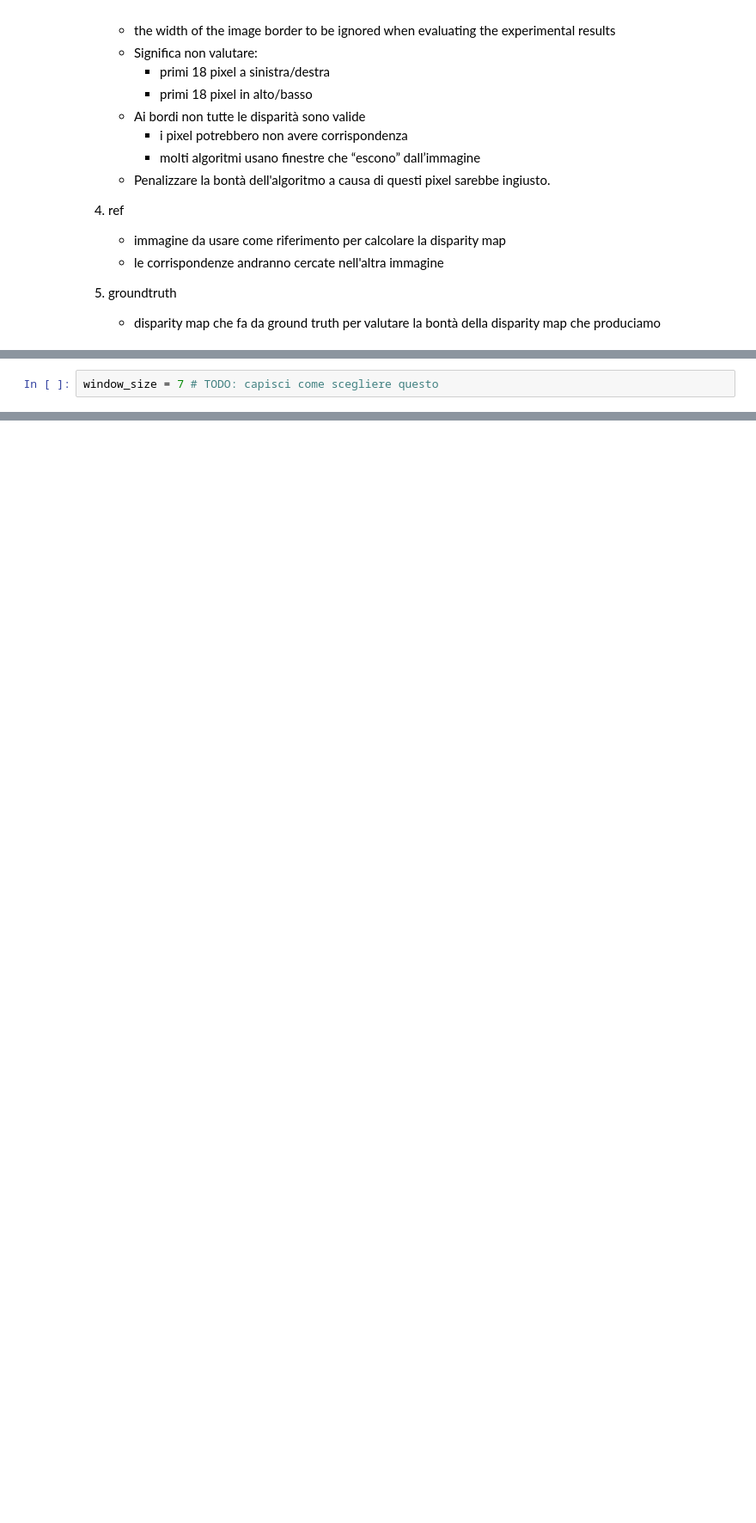
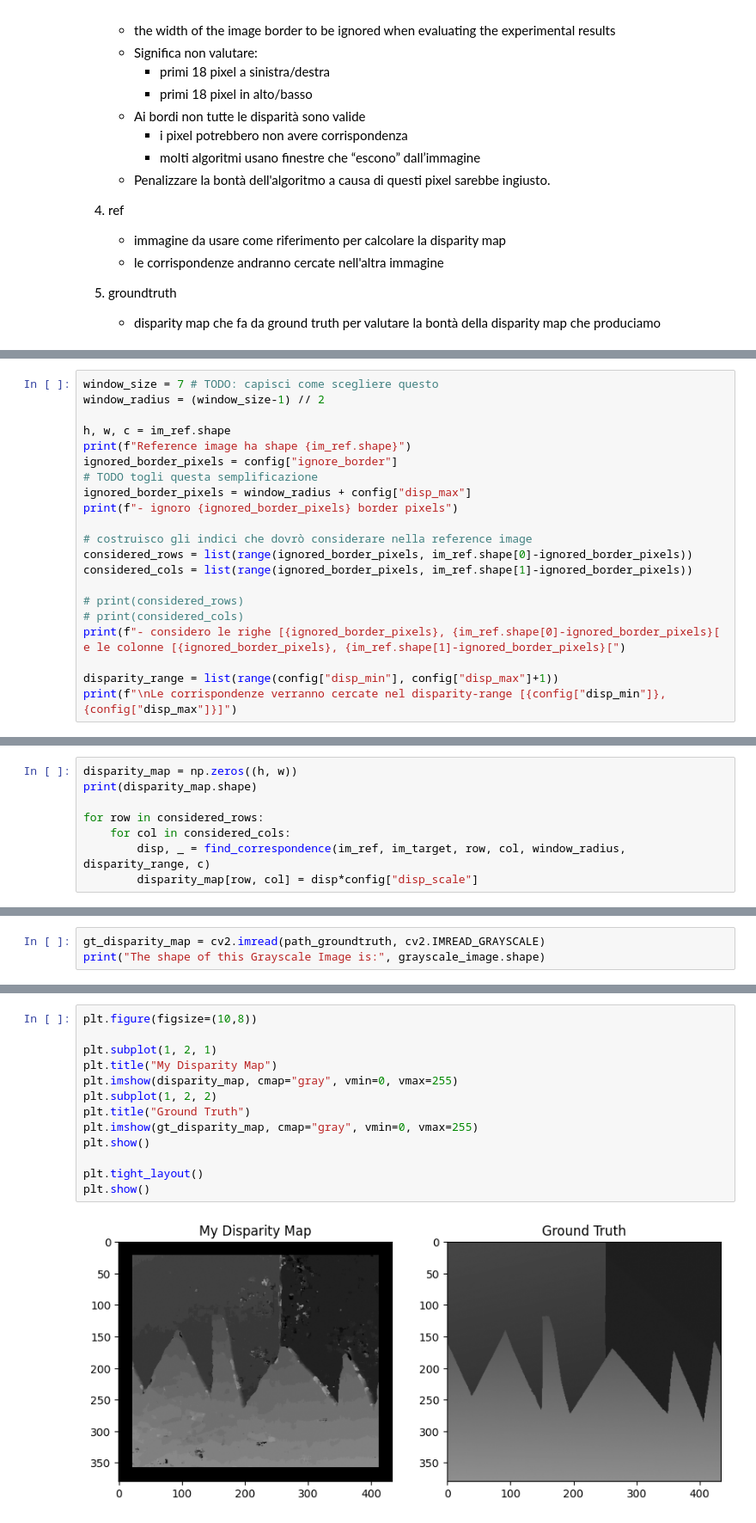
Before and after one commit to koltrakak-learning-repos/CV_learning_repo, a Jupyter notebook: progetto/progetto.ipynb, the cells around one changed output, grey strips where cells are left out. Shown at 86% size. Cells and saved outputs as stored; diff of their text form; blank space fills up the shorter version.

```diff
--- a/progetto/progetto.ipynb
+++ b/progetto/progetto.ipynb
@@ -72,2 +133,21 @@ shapes: l=(380, 434, 3); r=(380, 434, 3)
 # %%
 window_size = 7 # TODO: capisci come scegliere questo
+window_radius = (window_size-1) // 2
+
+h, w, c = im_ref.shape
+print(f"Reference image ha shape {im_ref.shape}")
+ignored_border_pixels = config["ignore_border"]
+# TODO togli questa semplificazione
+ignored_border_pixels = window_radius + config["disp_max"]
+print(f"- ignoro {ignored_border_pixels} border pixels")
+
+# costruisco gli indici che dovrò considerare nella reference image
+considered_rows = list(range(ignored_border_pixels, im_ref.shape[0]-ignored_border_pixels))
+considered_cols = list(range(ignored_border_pixels, im_ref.shape[1]-ignored_border_pixels))
+
+# print(considered_rows)
+# print(considered_cols)
+print(f"- considero le righe [{ignored_border_pixels}, {im_ref.shape[0]-ignored_border_pixels}[ e le colonne [{ignored_border_pixels}, {im_ref.shape[1]-ignored_border_pixels}[")
+
+disparity_range = list(range(config["disp_min"], config["disp_max"]+1))
+print(f"\nLe corrispondenze verranno cercate nel disparity-range [{config["disp_min"]}, {config["disp_max"]}]")
@@ -73,0 +198,8 @@ window_size = 7 # TODO: capisci come scegliere questo
+# %%
+disparity_map = np.zeros((h, w))
+print(disparity_map.shape)
+
+for row in considered_rows:
+    for col in considered_cols:
+        disp, _ = find_correspondence(im_ref, im_target, row, col, window_radius, disparity_range, c)
+        disparity_map[row, col] = disp*config["disp_scale"]
@@ -73,0 +217,3 @@ window_size = 7 # TODO: capisci come scegliere questo
+# %%
+gt_disparity_map = cv2.imread(path_groundtruth, cv2.IMREAD_GRAYSCALE)
+print("The shape of this Grayscale Image is:", grayscale_image.shape)
@@ -73,0 +222,15 @@ window_size = 7 # TODO: capisci come scegliere questo
+# %%
+plt.figure(figsize=(10,8))
+
+plt.subplot(1, 2, 1)
+plt.title("My Disparity Map")
+plt.imshow(disparity_map, cmap="gray", vmin=0, vmax=255)
+plt.subplot(1, 2, 2)
+plt.title("Ground Truth")
+plt.imshow(gt_disparity_map, cmap="gray", vmin=0, vmax=255)
+plt.show()
+
+plt.tight_layout()
+plt.show()
+# %% [output]
+[figure, added]
```
Also changed, not shown: parts of 12 cells of this notebook, 1 other file.
